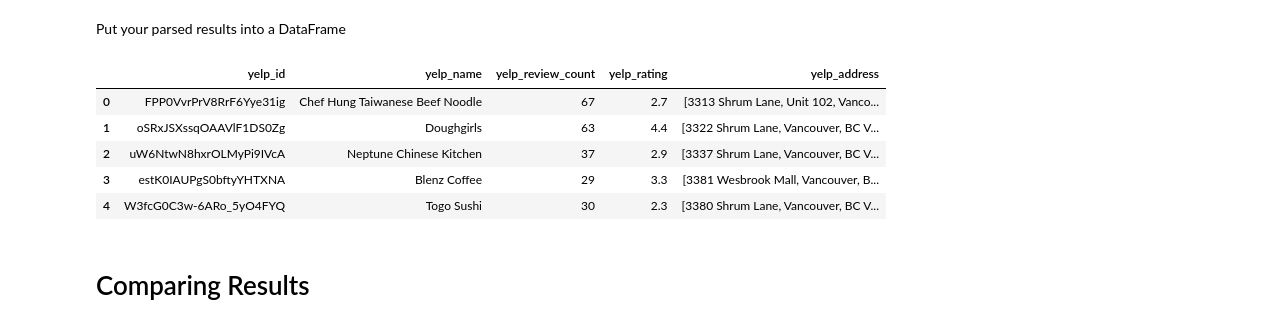
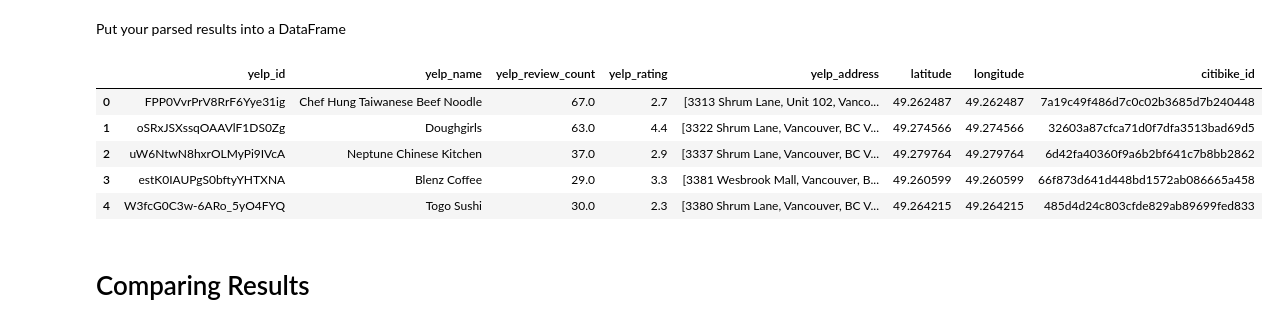
Before and after one commit to adrianyau/Python-Statistical-Modeling, a Jupyter notebook: notebooks/yelp_foursquare_EDA.ipynb, the cells around one changed output. Saved outputs shown, nothing was run; the diff lists cells and outputs as text; code cells hidden in the pictures.

```diff
--- a/notebooks/yelp_foursquare_EDA.ipynb
+++ b/notebooks/yelp_foursquare_EDA.ipynb
@@ -86,16 +86,21 @@ import pandas as pd
 #Import CitiBike.csv.
 df = pd.read_csv("../data/vancouver_citibike_stations.csv")
 
-citibike_ids = [] #Stored and used as a variable to join DataFrames.
+#Stored and used as variables to join DataFrames.
+citibike_ids = []
+latitudes = []
+longitudes = []
 
 #Loop to pass CitiBike coordinates to Yelp URL.
 for index, row in df.iterrows():
     lat = row['latitude']
+    latitudes.append(lat)
     long = row['longitude']
+    longitudes.append(lat)
     bikeid = row['citibike_id']
     citibike_ids.append(bikeid)
 
-df_citibike_id = pd.DataFrame({'citibike_id': citibike_ids})
+df_citibike_data = pd.DataFrame({'latitude': latitudes, 'longitude': longitudes, 'citibike_id': citibike_ids})
 
 #Yelp API key in an environment variable.
 yelp_api_key = os.getenv("YELP_API_KEY")
@@ -118,6 +123,8 @@ data = vancouver_location.json()
 # %% [markdown]
 Parse through the response to get the POI (such as restaurants, bars, etc) details you want (ratings, name, location, etc)
 # %%
+data = vancouver_location.json()
+
 #Columns were cleaned by dropping irrelevant columns and renaming column names.
 vancouver_yelp = pd.json_normalize(data['businesses'])
 
@@ -131,21 +138,21 @@ vancouver_yelp_rename_col = vancouver_yelp_col.rename(columns={
     'location.display_address': 'yelp_address'
     }
 )
+
+vancouver_yelp_rename_col_add = pd.concat([vancouver_yelp_rename_col, df_citibike_data], axis=1)
 # %% [markdown]
 Put your parsed results into a DataFrame
 # %%
-vancouver_yelp_rename_col_add = vancouver_yelp_rename_col
-
 vancouver_yelp_rename_col_add.head(5)
 
 #Save As .csv file - vancouver_yelp_rename_col_add.to_csv("..data/vancouver_yelp_locations.csv")
 # %% [output]
-|  | yelp_id | yelp_name | yelp_review_count | yelp_rating | yelp_address |
-| 0 | FPP0VvrPrV8RrF6Yye31ig | Chef Hung Taiwanese Beef Noodle | 67 | 2.7 | [3313 Shrum Lane, Unit 102, Vanco... |
-| 1 | oSRxJSXssqOAAVlF1DS0Zg | Doughgirls | 63 | 4.4 | [3322 Shrum Lane, Vancouver, BC V... |
-| 2 | uW6NtwN8hxrOLMyPi9IVcA | Neptune Chinese Kitchen | 37 | 2.9 | [3337 Shrum Lane, Vancouver, BC V... |
-| 3 | estK0IAUPgS0bftyYHTXNA | Blenz Coffee | 29 | 3.3 | [3381 Wesbrook Mall, Vancouver, B... |
-| 4 | W3fcG0C3w-6ARo_5yO4FYQ | Togo Sushi | 30 | 2.3 | [3380 Shrum Lane, Vancouver, BC V... |
+|  | yelp_id | yelp_name | yelp_review_count | yelp_rating | yelp_address | latitude | longitude | citibike_id |
+| 0 | FPP0VvrPrV8RrF6Yye31ig | Chef Hung Taiwanese Beef Noodle | 67.0 | 2.7 | [3313 Shrum Lane, Unit 102, Vanco... | 49.262487 | 49.262487 | 7a19c49f486d7c0c02b3685d7b240448 |
+| 1 | oSRxJSXssqOAAVlF1DS0Zg | Doughgirls | 63.0 | 4.4 | [3322 Shrum Lane, Vancouver, BC V... | 49.274566 | 49.274566 | 32603a87cfca71d0f7dfa3513bad69d5 |
+| 2 | uW6NtwN8hxrOLMyPi9IVcA | Neptune Chinese Kitchen | 37.0 | 2.9 | [3337 Shrum Lane, Vancouver, BC V... | 49.279764 | 49.279764 | 6d42fa40360f9a6b2bf641c7b8bb2862 |
+| 3 | estK0IAUPgS0bftyYHTXNA | Blenz Coffee | 29.0 | 3.3 | [3381 Wesbrook Mall, Vancouver, B... | 49.260599 | 49.260599 | 66f873d641d448bd1572ab086665a458 |
+| 4 | W3fcG0C3w-6ARo_5yO4FYQ | Togo Sushi | 30.0 | 2.3 | [3380 Shrum Lane, Vancouver, BC V... | 49.264215 | 49.264215 | 485d4d24c803cfde829ab89699fed833 |
 # %% [markdown]
 # Comparing Results
 # %% [markdown]
```
Also changed, not shown: 2 other files.
